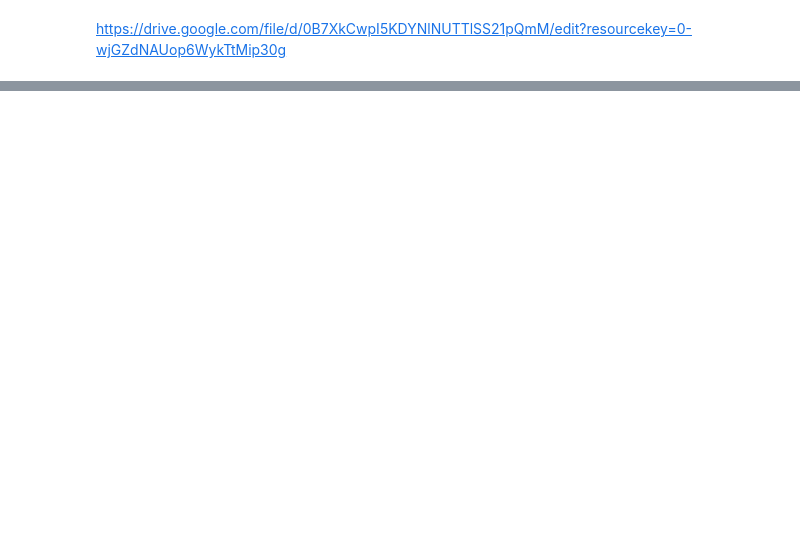
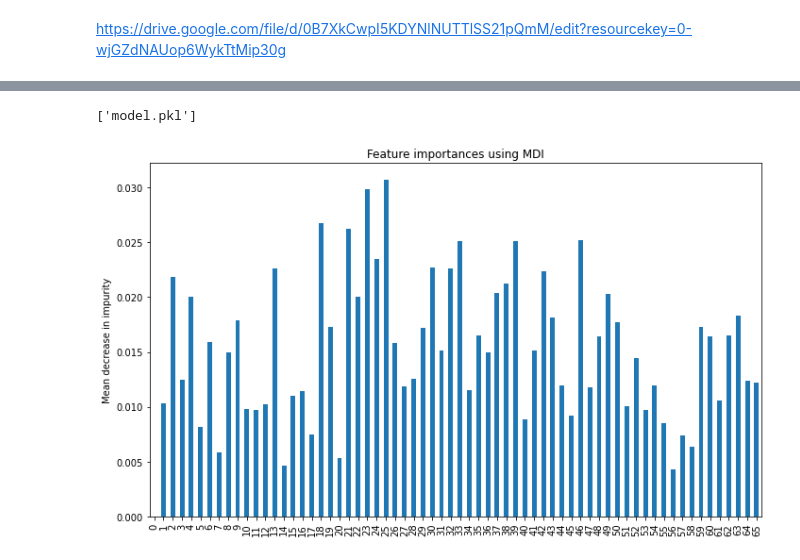
Before and after one commit to MartinBerestovoy/hodos-ia, a Jupyter notebook: career_prediction.ipynb, the cells around one changed output, grey strips where cells are left out. Saved outputs shown, nothing was run; the diff lists cells and outputs as text; code cells hidden in the pictures; blank space fills up the shorter version.

Commit message:
para subir el modelo (es una cacona)

```diff
--- a/career_prediction.ipynb
+++ b/career_prediction.ipynb
@@ -137,0 +146,24 @@ model.get_params()
+# %%
+from sklearn.model_selection import train_test_split
+
+X = df.drop(['Career', 'Field', 'Career_encoded', 'Field_encoded'], axis=1)
+Y = df['Field_encoded']
+
+poly = PolynomialFeatures(2)
+X = poly.fit_transform(X)
+
+# Supongamos que X y Y son tus datos y etiquetas
+# Primero dividimos en entrenamiento y prueba (80% entrenamiento, 20% prueba)
+X_train, X_test, Y_train, Y_test = train_test_split(X, Y, test_size=0.2, random_state=42)
+
+# Ahora dividimos el conjunto de entrenamiento en entrenamiento y validación (80% entrenamiento, 20% validación)
+X_train, X_val, Y_train, Y_val = train_test_split(X_train, Y_train, test_size=0.25, random_state=42)  # 0.25 * 0.8 = 0.2
+# %%
+from sklearn.ensemble import RandomForestClassifier
+from sklearn.datasets import make_classification
+
+model = RandomForestClassifier()
+model.fit(X_train, Y_train)
+Y_pred = model.predict(X_test)
+
+print(classification_report(Y_test, Y_pred))
@@ -137,0 +233,21 @@ model.get_params()
+# %%
+# how to save my sklearn model?
+import joblib
+joblib.dump(model, 'model.pkl')
+# %% [output]
+['model.pkl']
+# %%
+importances = model.feature_importances_
+
+# feature_names = [X.columns[i] for i in range(X.shape[1])]
+feature_names = [str(i) for i in range(X.shape[1])]
+
+forest_importances = pd.Series(importances, index=feature_names)
+std = np.std([tree.feature_importances_ for tree in model.estimators_], axis=0)
+fig, ax = plt.subplots(1,1, figsize=(10, 6))
+forest_importances.plot.bar(ax=ax)
+ax.set_title("Feature importances using MDI")
+ax.set_ylabel("Mean decrease in impurity")
+fig.tight_layout()
+# %% [output]
+[figure, added]
```
Also changed, not shown: parts of 19 cells of this notebook, 2 other files.
